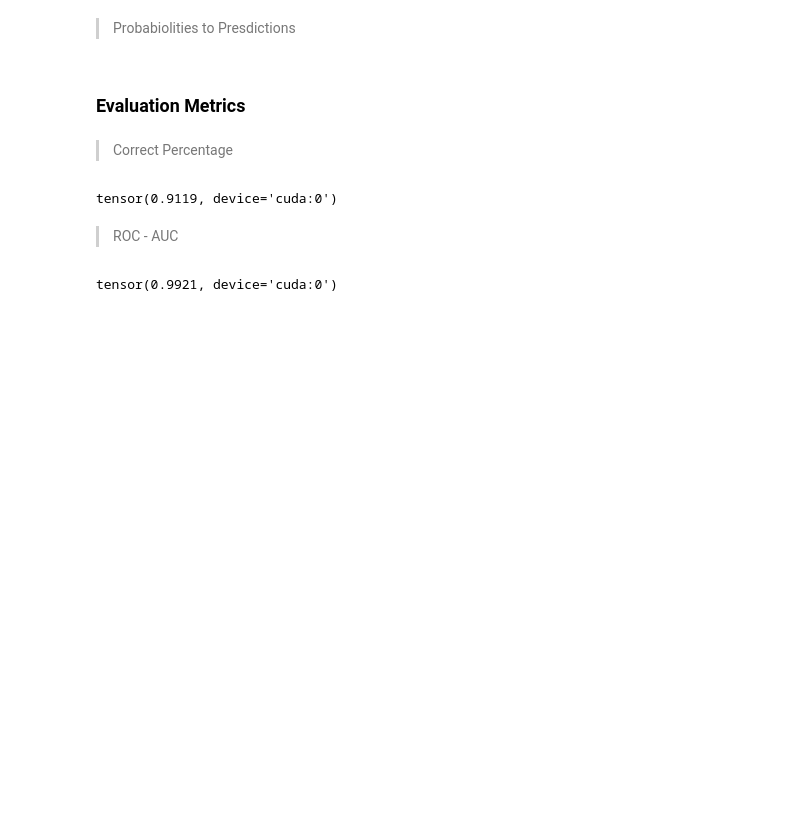
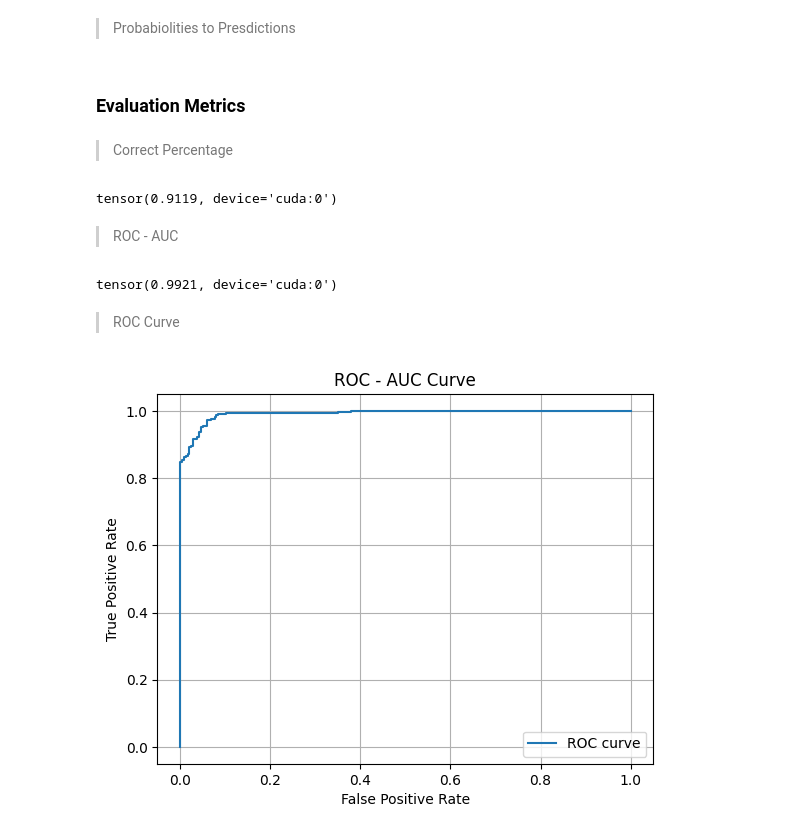
Before and after one commit to d0ctaa/Pneumonia_Classification, a Jupyter notebook: Chest_RX_Classification.ipynb, the cells around one changed output. Cells and saved outputs as stored; diff of their text form; code cells hidden in the pictures; blank space fills up the shorter version.

```diff
--- a/Chest_RX_Classification.ipynb
+++ b/Chest_RX_Classification.ipynb
@@ -321,3 +305,21 @@ auc_roc_test = auroc(test_probs[:, 1], tLabels, task="binary")
 auc_roc_test
 # %% [output]
 tensor(0.9921, device='cuda:0')
+# %% [markdown]
+> ROC Curve
+# %%
+fpr, tpr, threshold = roc(test_probs[:, 1],tLabels, task="binary" )
+# %%
+#Convert the fpr and tpr to numpy in order to plot them
+fpr_np = fpr.cpu().numpy()
+tpr_np = tpr.cpu().numpy()
+
+plt.plot(fpr_np, tpr_np, label='ROC curve')
+plt.xlabel('False Positive Rate')
+plt.ylabel('True Positive Rate')
+plt.title('ROC - AUC Curve')
+plt.grid(True)
+plt.legend()
+plt.show()
+# %% [output]
+[figure, added]
```
Also changed, not shown: parts of 3 cells of this notebook.
